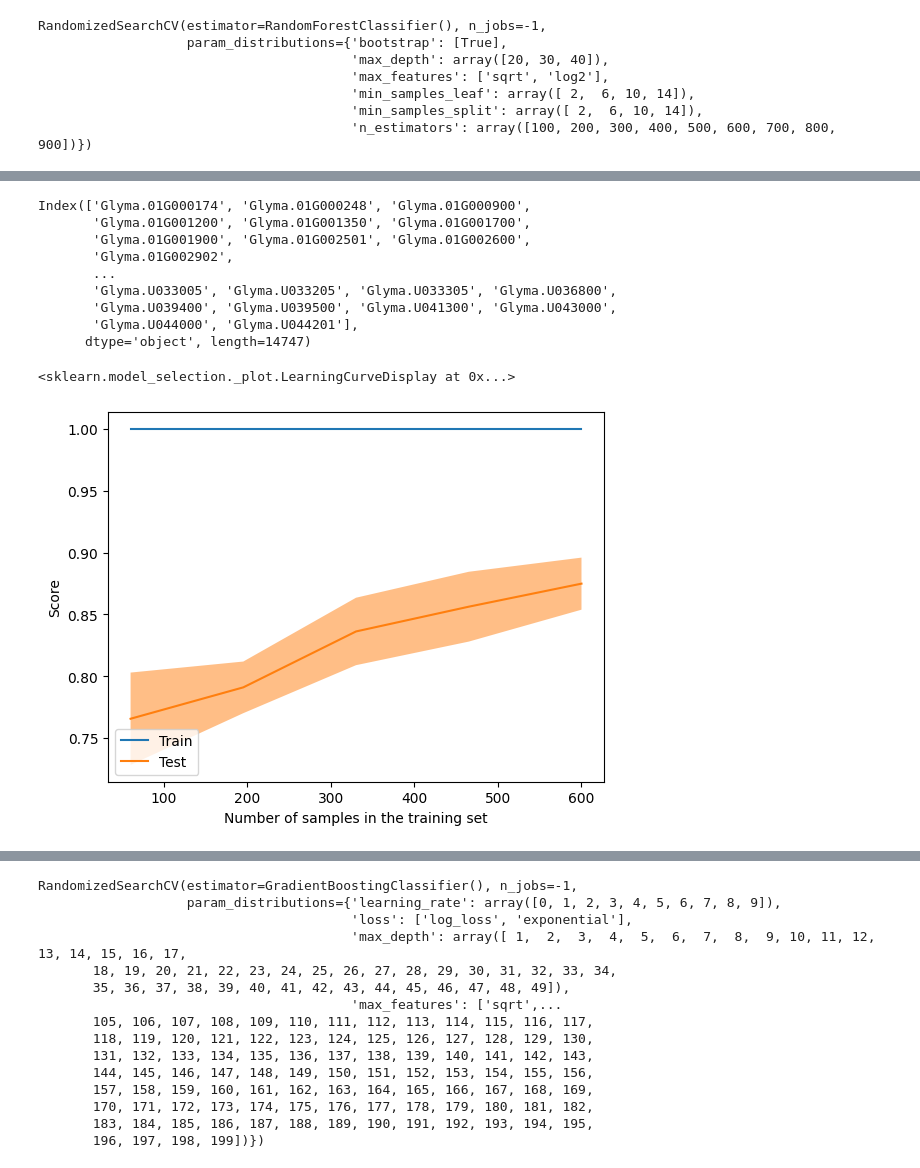
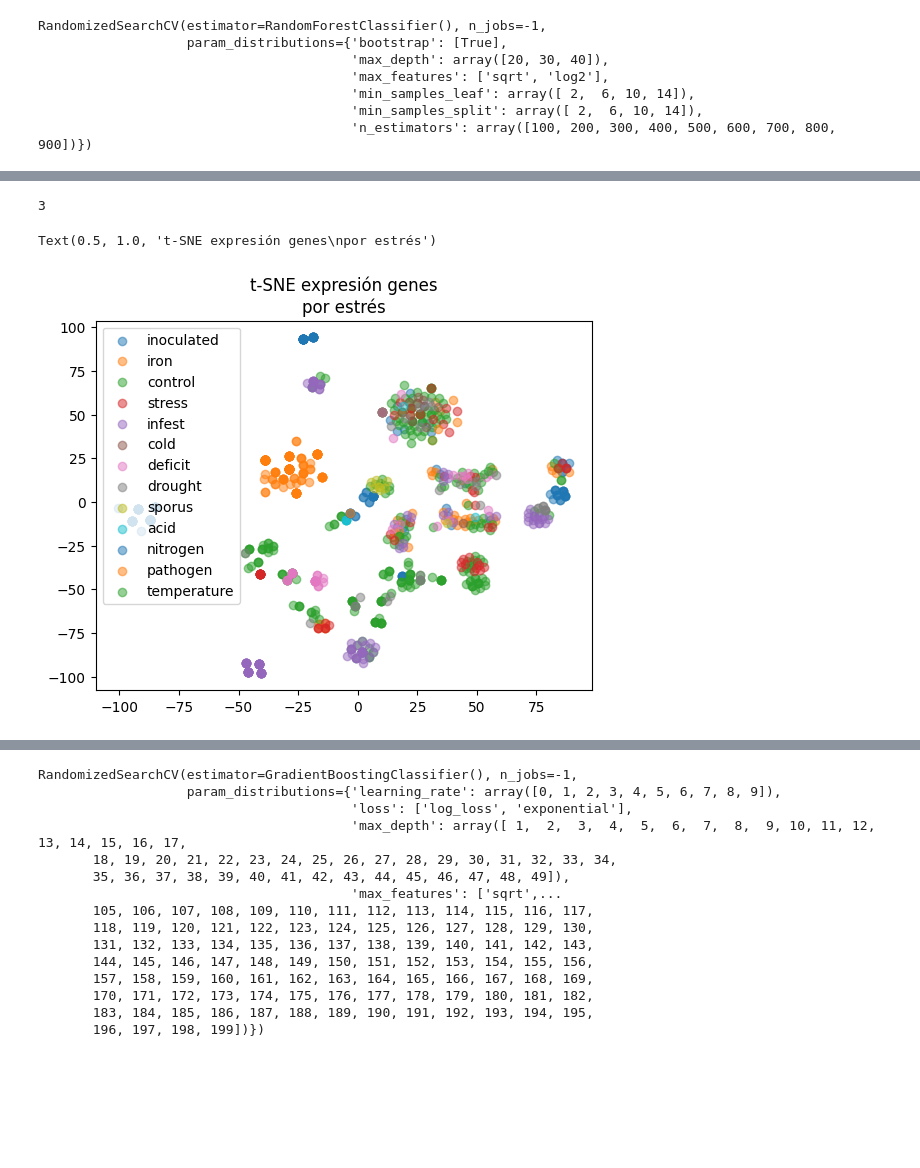
Before and after one commit to freire-guido/soy-biomarkers, a Jupyter notebook: modelado/venancio.ipynb, the cells around one changed output, grey strips where cells are left out. Saved outputs shown, nothing was run; the diff lists cells and outputs as text; code cells hidden in the pictures; blank space fills up the shorter version.

```diff
--- a/modelado/venancio.ipynb
+++ b/modelado/venancio.ipynb
@@ -146,13 +179,5 @@ Text(0.5, 1.0, 'Importancias de features ordenadas (Random Forest)')
 # %%
-X.columns[estimator.feature_importances_ > 0]
+(estimator.feature_importances_ > 0.002).sum()
 # %% [output]
-Index(['Glyma.01G000174', 'Glyma.01G000248', 'Glyma.01G000900',
-       'Glyma.01G001200', 'Glyma.01G001350', 'Glyma.01G001700',
-       'Glyma.01G001900', 'Glyma.01G002501', 'Glyma.01G002600',
-       'Glyma.01G002902',
-       ...
-       'Glyma.U033005', 'Glyma.U033205', 'Glyma.U033305', 'Glyma.U036800',
-       'Glyma.U039400', 'Glyma.U039500', 'Glyma.U041300', 'Glyma.U043000',
-       'Glyma.U044000', 'Glyma.U044201'],
-      dtype='object', length=14747)
+3
 # %%
@@ -160,6 +185,9 @@ X_tsne = tsne.fit_transform(X.loc[:, estimator.feature_importances_ > 0.001])
-# %%
-model_selection.LearningCurveDisplay.from_estimator(estimator, X_train, y_train)
-# %% [output]
-<sklearn.model_selection._plot.LearningCurveDisplay at 0x...>
-[figure, removed]
+# %%
+for condicion in y.unique():
+    plt.scatter(X_tsne[y == condicion, 0], X_tsne[y == condicion, 1], alpha=0.5, label=condicion)
+plt.legend()
+plt.title('t-SNE expresión genes seleccionados\npor estrés')
+# %% [output]
+Text(0.5, 1.0, 't-SNE expresión genes\npor estrés')
+[figure, added]
 # %%
```
Also changed, not shown: parts of 25 cells of this notebook.
